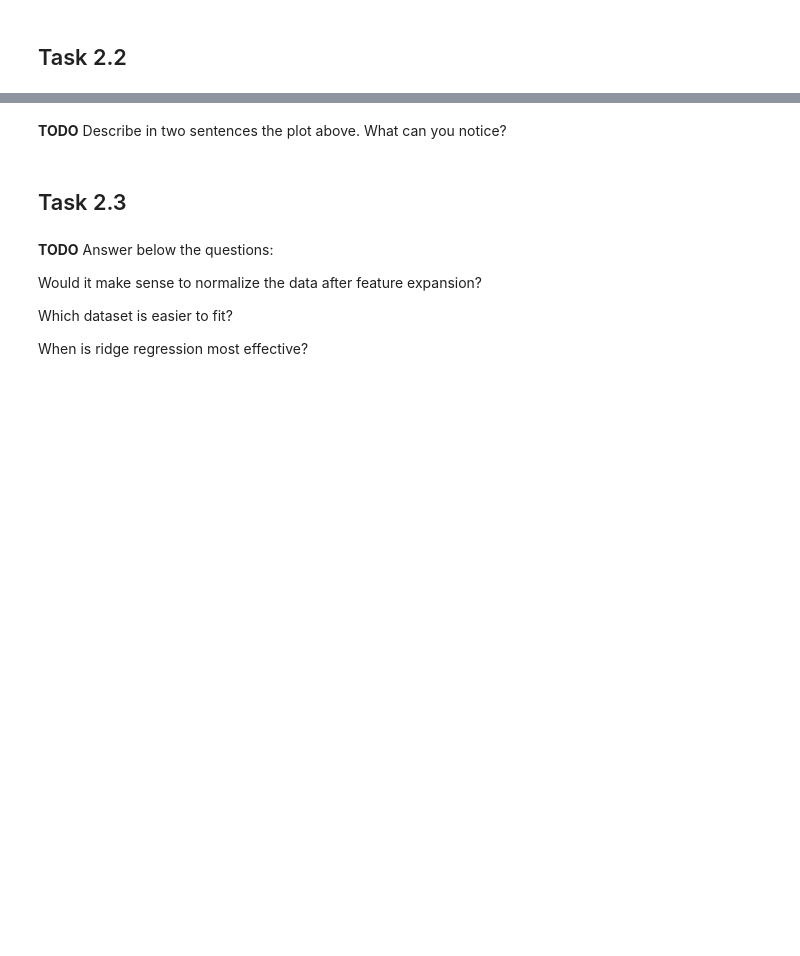
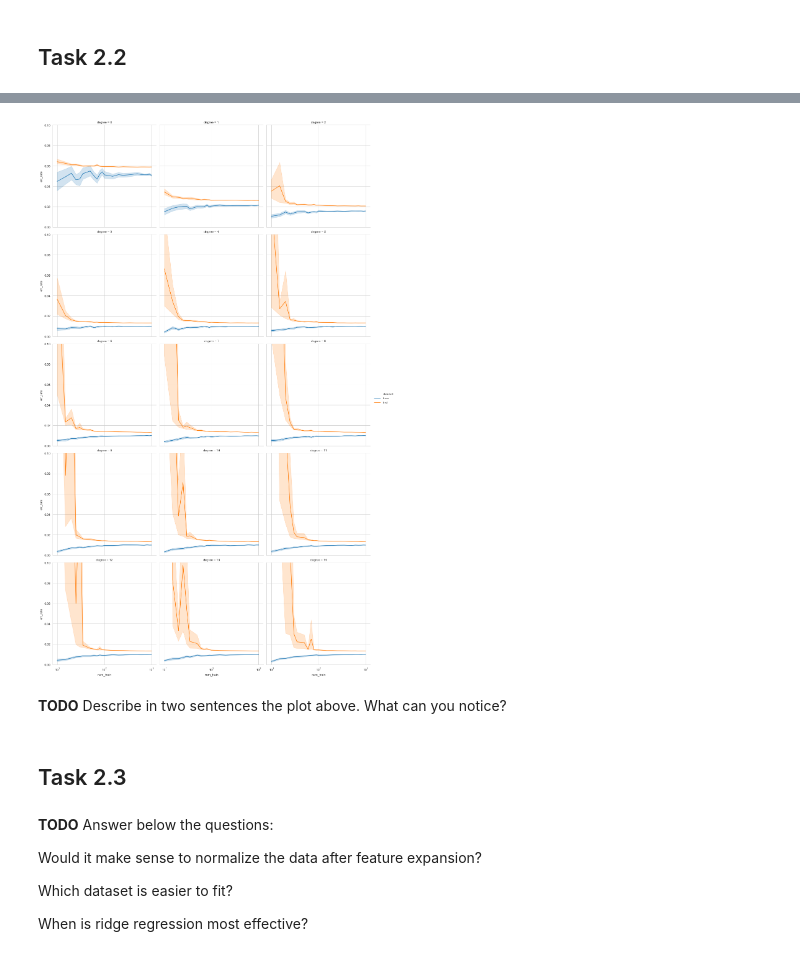
Before and after one commit to M-Grabias/Bayes_classifier, a Jupyter notebook: Assignment2.ipynb, the cells around one changed output, grey strips where cells are left out. Cells and saved outputs as stored; diff of their text form; code cells hidden in the pictures; blank space fills up the shorter version.

```diff
--- a/Assignment2.ipynb
+++ b/Assignment2.ipynb
@@ -498,0 +483,40 @@ Explain below the model behavoir for small alphas and large alphas.
+# %%
+#num_test_samples = 100
+num_train_samples = [10, 15, 20, 25, 30, 35, 50, 60, 70, 80, 90, 100, 150, 200, 250, 350, 500, 600, 700, 800, 900, 1000]
+alphas = [0.000001]
+degrees = range(15)
+num_repetitions = 30
+
+
+# sample a single test dataset for all experiments
+#test_data = make_dataset(num_test_samples)
+results_2 = []
+
+for (repetition, num_train, degree) in itertools.product(
+    range(num_repetitions), num_train_samples, degrees
+):
+    train_data = make_dataset(num_train)
+    Theta = poly_fit(train_data, degree, alphas)
+    train_err = np.mean((train_data[1] - compute_polynomial(train_data[0], Theta)) ** 2)
+    test_err = np.mean((test_data[1] - compute_polynomial(test_data[0], Theta)) ** 2)
+    results_2.append(
+        {
+            "repetition": repetition,
+            "num_train": num_train,
+            "degree": degree,
+            "dataset": "train",
+            "err_rate": train_err,
+        }
+    )
+    results_2.append(
+        {
+            "repetition": repetition,
+            "num_train": num_train,
+            "degree": degree,
+            "dataset": "test",
+            "err_rate": test_err,
+        }
+    )
+
+results_df_2 = pd.DataFrame(results_2)
+results_df_2.head()
@@ -499,3 +530,10 @@ Explain below the model behavoir for small alphas and large alphas.
+# %%
+graph_15 = sns.relplot(x='num_train', y='err_rate', hue='dataset',
+                col='degree', kind = 'line', data = results_df_2, col_wrap = 3)
+graph_15.set(ylim = (0, 0.1))
+plt.gca().set_xscale("log")
+# %% [output]
+[figure, added]
 # %% [markdown]
 **TODO** Describe in two sentences the plot above. What can you notice?
 # %% [markdown]
```
Also changed, not shown: parts of 10 cells of this notebook.
